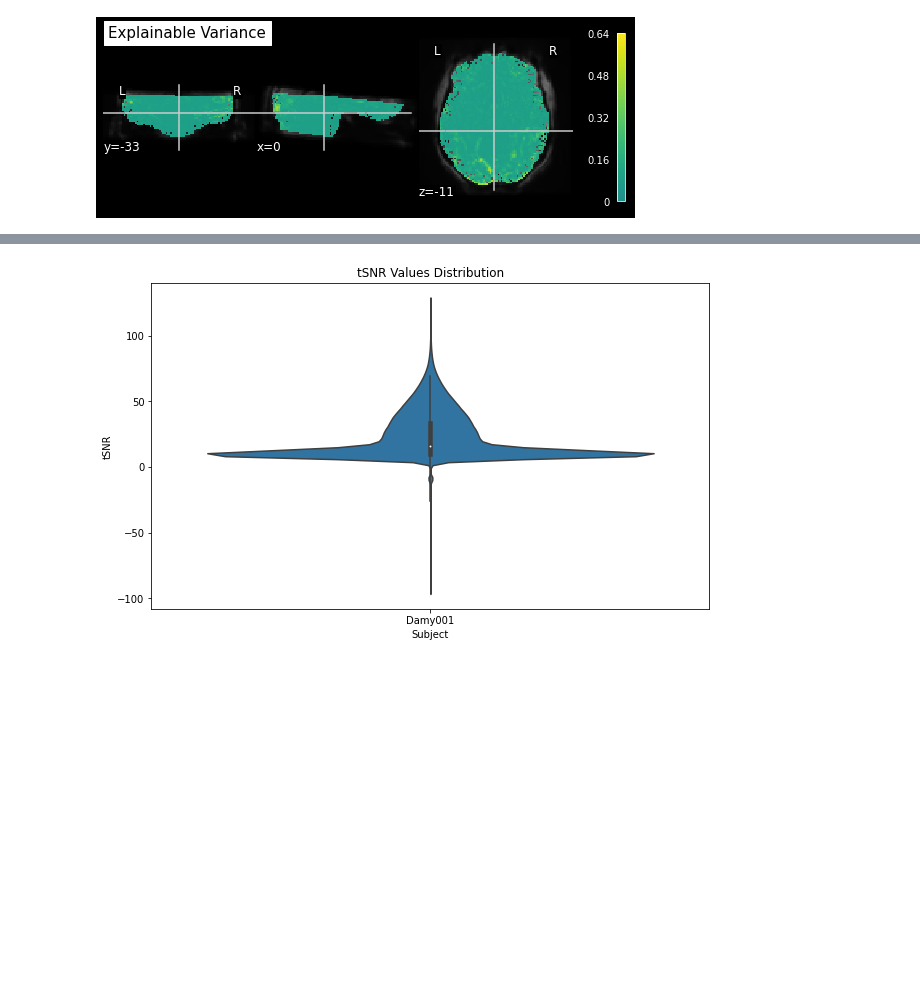
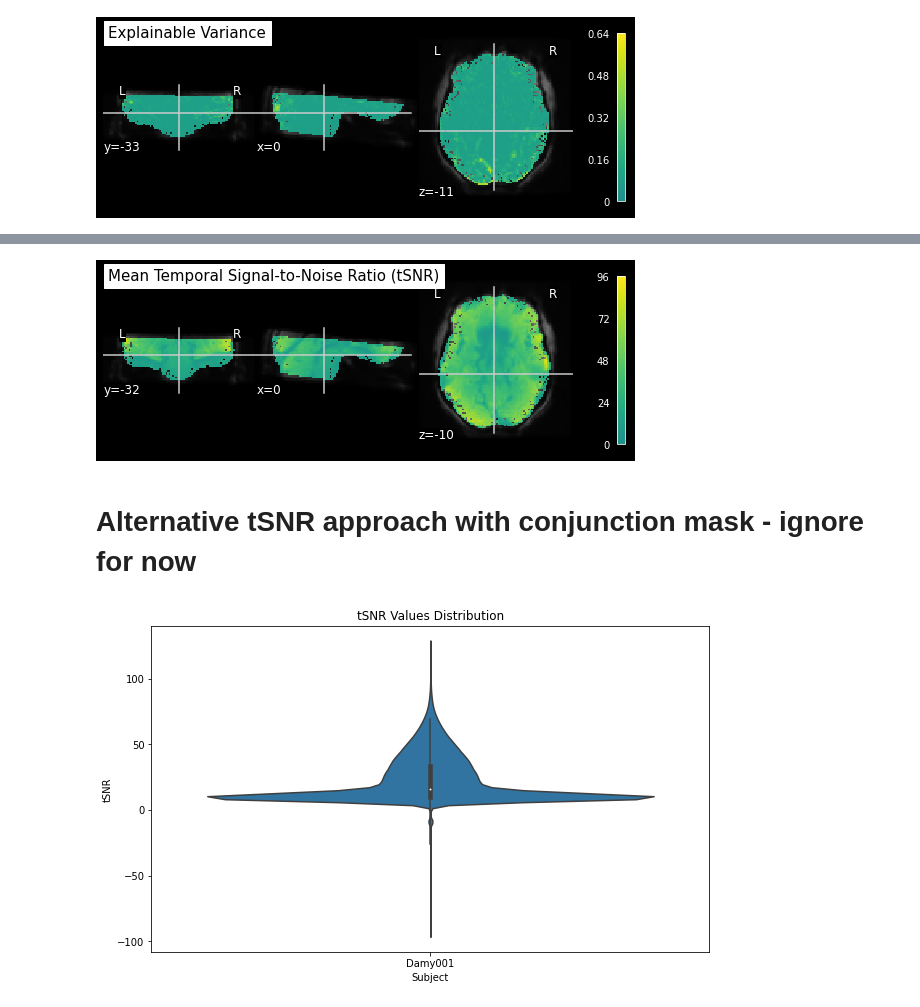
Before and after one commit to zdiamand/denseAmygdala, a Jupyter notebook: revisedExploratoryDataAnalysis.ipynb, the cells around one changed output, grey strips where cells are left out. Saved outputs shown, nothing was run; the diff lists cells and outputs as text; code cells hidden in the pictures; blank space fills up the shorter version.

```diff
--- a/revisedExploratoryDataAnalysis.ipynb
+++ b/revisedExploratoryDataAnalysis.ipynb
@@ -163,3 +184,17 @@ plt.show()
+# %%
+# Calculate the mean tSNR across sessions
+mean_tsnr = np.mean(tsnr, axis=0)
+
+# Convert the mean tSNR values back to a brain volume
+mean_tsnr_img = masker.inverse_transform(mean_tsnr)
+
+# Visualize the spatial distribution of mean tSNR values
+mean_tsnr_plot = plotting.plot_stat_map(mean_tsnr_img, bg_img=mean_epi_img, threshold=0, title='Mean Temporal Signal-to-Noise Ratio (tSNR)', cmap='viridis')
+plt.show()
+# %% [output]
+[figure, added]
+# %% [markdown]
+# Alternative tSNR approach with conjunction mask - ignore for now
 # %%
 import numpy as np
 import nibabel as nib
```
Also changed, not shown: parts of 1 cell of this notebook.
